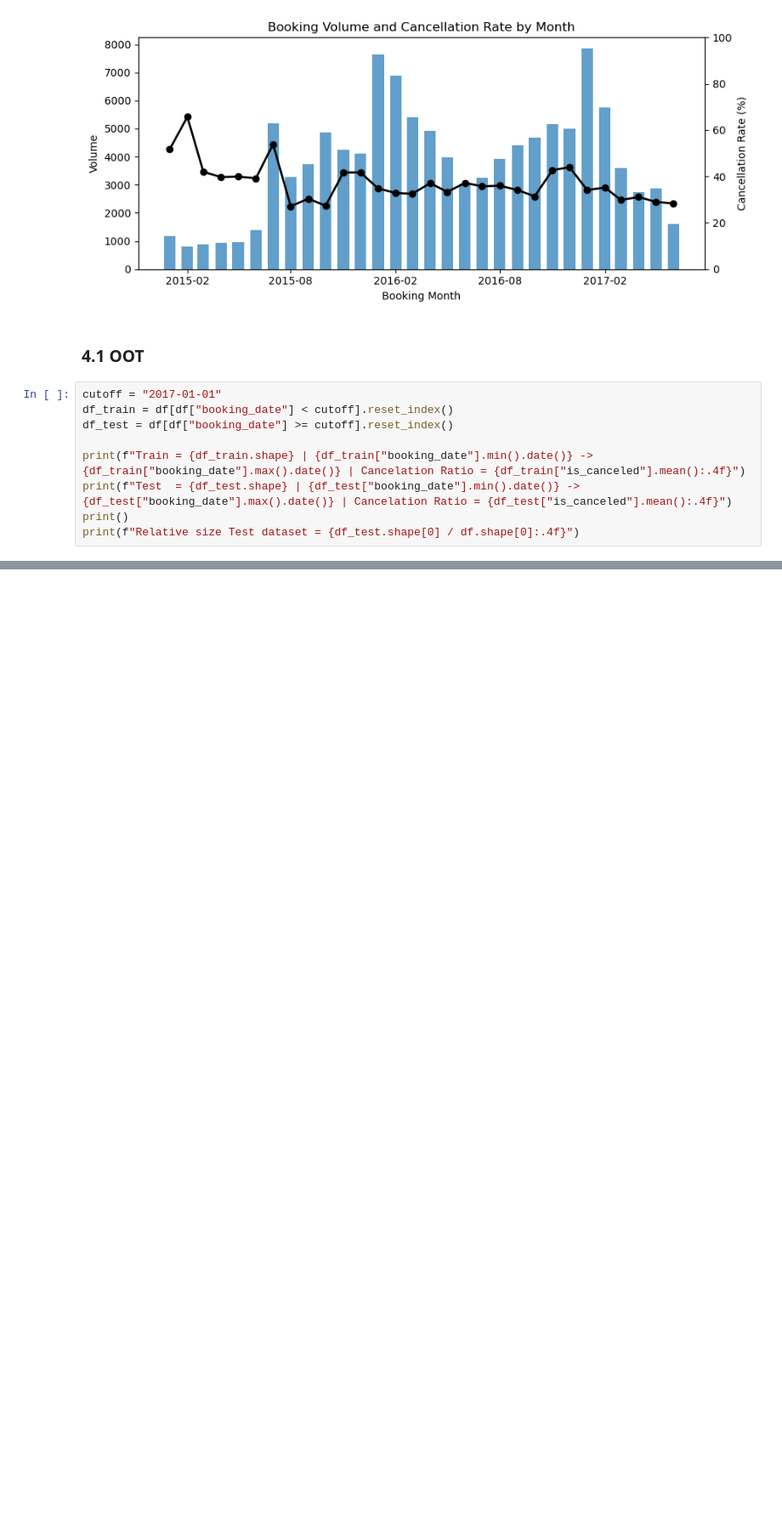
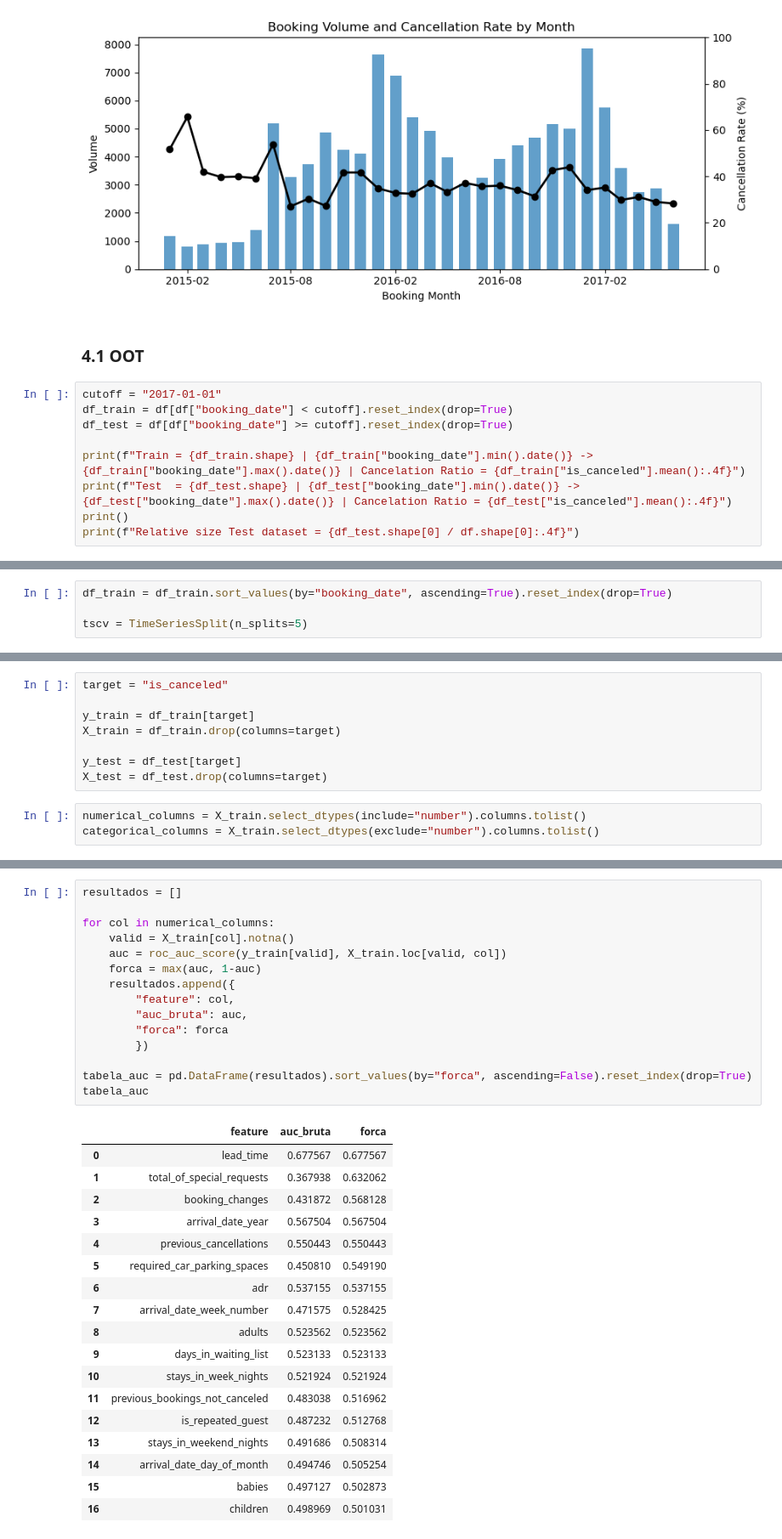
Before and after one commit to bruno-lima98/portfolio-hotel-cancellation-prediction, a Jupyter notebook: main.ipynb, the cells around one changed output, grey strips where cells are left out. Shown at 85% size. Cells and saved outputs as stored; diff of their text form; blank space fills up the shorter version.

```diff
--- a/main.ipynb
+++ b/main.ipynb
@@ -588,8 +572,8 @@ plt.show()
 ### 4.1 OOT
 # %%
 cutoff = "2017-01-01"
-df_train = df[df["booking_date"] < cutoff].reset_index()
-df_test = df[df["booking_date"] >= cutoff].reset_index()
+df_train = df[df["booking_date"] < cutoff].reset_index(drop=True)
+df_test = df[df["booking_date"] >= cutoff].reset_index(drop=True)
 
 print(f"Train = {df_train.shape} | {df_train["booking_date"].min().date()} -> {df_train["booking_date"].max().date()} | Cancelation Ratio = {df_train["is_canceled"].mean():.4f}")
 print(f"Test  = {df_test.shape} | {df_test["booking_date"].min().date()} -> {df_test["booking_date"].max().date()} | Cancelation Ratio = {df_test["is_canceled"].mean():.4f}")
@@ -602,0 +599,4 @@ Relative size Test dataset = 0.2137
+# %%
+df_train = df_train.sort_values(by="booking_date", ascending=True).reset_index(drop=True)
+
+tscv = TimeSeriesSplit(n_splits=5)
@@ -602,0 +630,11 @@ Relative size Test dataset = 0.2137
+# %%
+target = "is_canceled"
+
+y_train = df_train[target]
+X_train = df_train.drop(columns=target)
+
+y_test = df_test[target]
+X_test = df_test.drop(columns=target)
+# %%
+numerical_columns = X_train.select_dtypes(include="number").columns.tolist()
+categorical_columns = X_train.select_dtypes(exclude="number").columns.tolist()
@@ -602,0 +643,34 @@ Relative size Test dataset = 0.2137
+# %%
+resultados = []
+
+for col in numerical_columns:
+    valid = X_train[col].notna()
+    auc = roc_auc_score(y_train[valid], X_train.loc[valid, col])
+    forca = max(auc, 1-auc)
+    resultados.append({
+        "feature": col,
+        "auc_bruta": auc,
+        "forca": forca
+        })
+
+tabela_auc = pd.DataFrame(resultados).sort_values(by="forca", ascending=False).reset_index(drop=True)
+tabela_auc
+# %% [output]
+|  | feature | auc_bruta | forca |
+| 0 | lead_time | 0.677567 | 0.677567 |
+| 1 | total_of_special_requests | 0.367938 | 0.632062 |
+| 2 | booking_changes | 0.431872 | 0.568128 |
+| 3 | arrival_date_year | 0.567504 | 0.567504 |
+| 4 | previous_cancellations | 0.550443 | 0.550443 |
+| 5 | required_car_parking_spaces | 0.450810 | 0.549190 |
+| 6 | adr | 0.537155 | 0.537155 |
+| 7 | arrival_date_week_number | 0.471575 | 0.528425 |
+| 8 | adults | 0.523562 | 0.523562 |
+| 9 | days_in_waiting_list | 0.523133 | 0.523133 |
+| 10 | stays_in_week_nights | 0.521924 | 0.521924 |
+| 11 | previous_bookings_not_canceled | 0.483038 | 0.516962 |
+| 12 | is_repeated_guest | 0.487232 | 0.512768 |
+| 13 | stays_in_weekend_nights | 0.491686 | 0.508314 |
+| 14 | arrival_date_day_of_month | 0.494746 | 0.505254 |
+| 15 | babies | 0.497127 | 0.502873 |
+| 16 | children | 0.498969 | 0.501031 |
```
Also changed, not shown: parts of 8 cells of this notebook, 1 other file.
